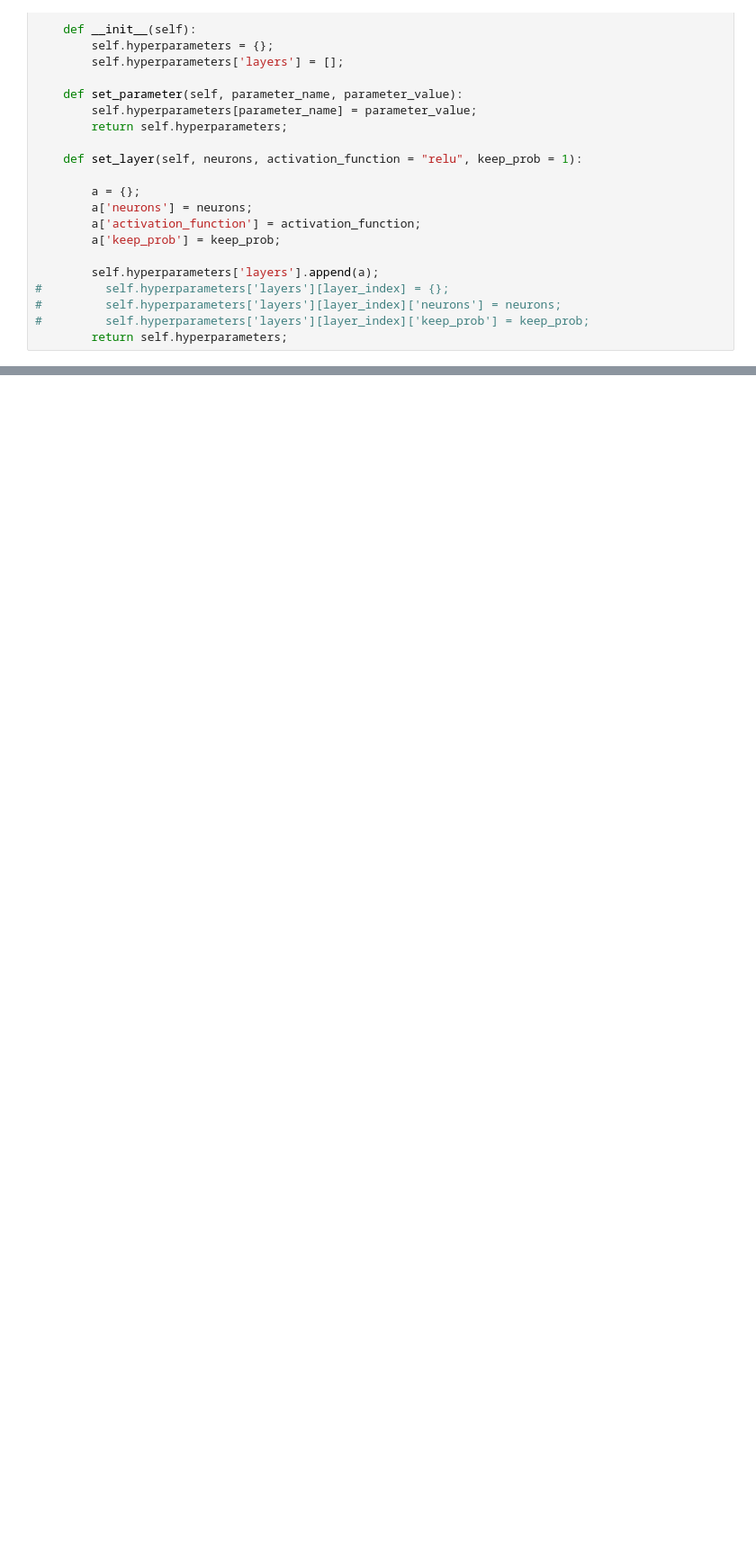
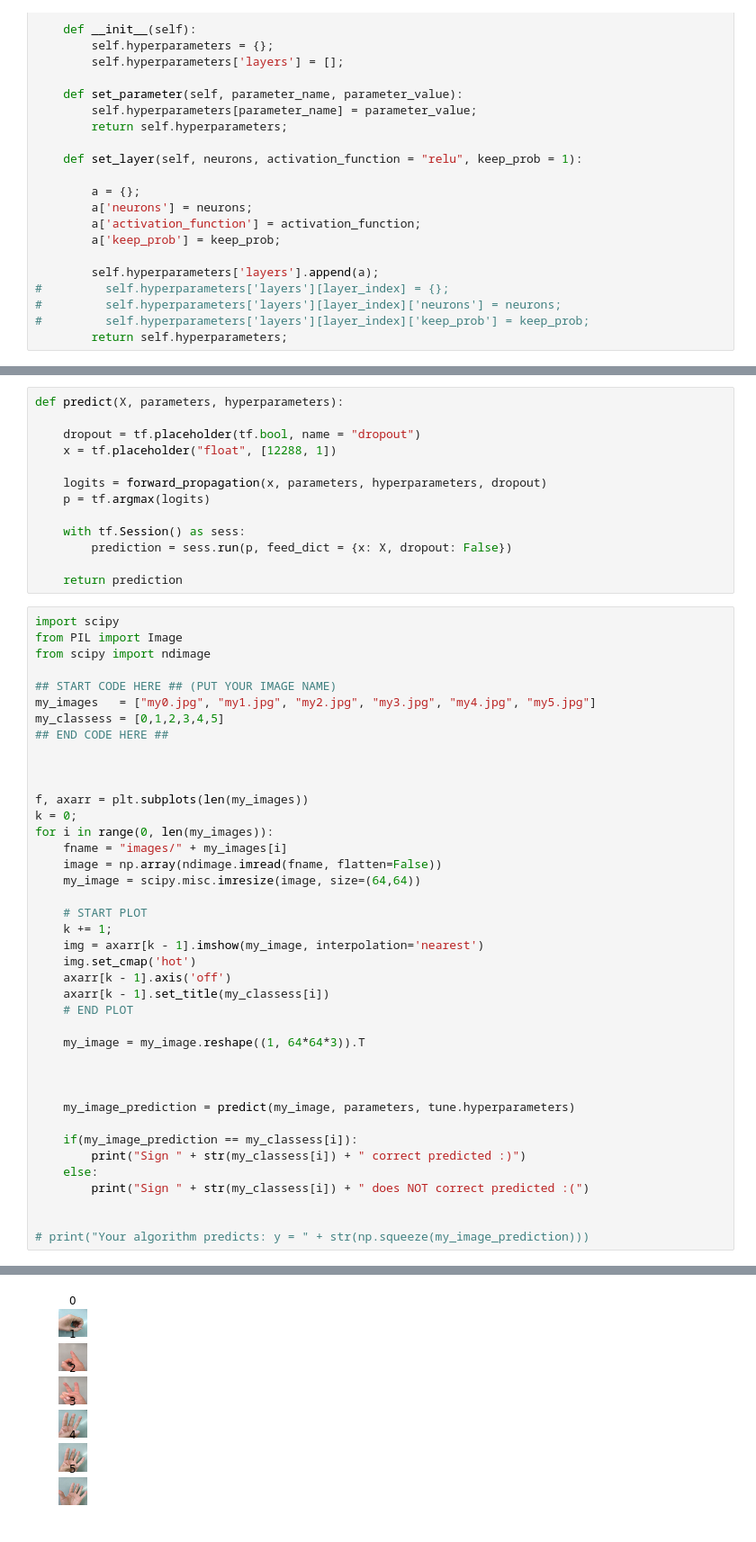
Before and after one commit to zhasulan/Deep-Learning-Assignments, a Jupyter notebook: 2 Improving Deep Neural Networks Hyperparameter tuning, Regularization and Optimization/Week 7/My Tensorflow.ipynb, the cells around one changed output, grey strips where cells are left out. Shown: that part at 90% size. Drawn from its saved outputs; the diff is of its cells as text; blank space fills up the shorter version.

```diff
--- a/2 Improving Deep Neural Networks Hyperparameter tuning, Regularization and Optimization/Week 7/My Tensorflow.ipynb
+++ b/2 Improving Deep Neural Networks Hyperparameter tuning, Regularization and Optimization/Week 7/My Tensorflow.ipynb
@@ -376,0 +265,54 @@ Test Accuracy: 0.483333
+# %%
+def predict(X, parameters, hyperparameters):
+
+    dropout = tf.placeholder(tf.bool, name = "dropout")
+    x = tf.placeholder("float", [12288, 1])
+
+    logits = forward_propagation(x, parameters, hyperparameters, dropout)
+    p = tf.argmax(logits)
+
+    with tf.Session() as sess:
+        prediction = sess.run(p, feed_dict = {x: X, dropout: False})
+
+    return prediction
+# %%
+import scipy
+from PIL import Image
+from scipy import ndimage
+
+## START CODE HERE ## (PUT YOUR IMAGE NAME)
+my_images   = ["my0.jpg", "my1.jpg", "my2.jpg", "my3.jpg", "my4.jpg", "my5.jpg"]
+my_classess = [0,1,2,3,4,5]
+## END CODE HERE ##
+
+
+
+f, axarr = plt.subplots(len(my_images))
+k = 0;
+for i in range(0, len(my_images)):
+    fname = "images/" + my_images[i]
+    image = np.array(ndimage.imread(fname, flatten=False))
+    my_image = scipy.misc.imresize(image, size=(64,64))
+
+    # START PLOT
+    k += 1;
+    img = axarr[k - 1].imshow(my_image, interpolation='nearest')
+    img.set_cmap('hot')
+    axarr[k - 1].axis('off')
+    axarr[k - 1].set_title(my_classess[i])
+    # END PLOT
+
+    my_image = my_image.reshape((1, 64*64*3)).T
+
+
+
+    my_image_prediction = predict(my_image, parameters, tune.hyperparameters)
+
+    if(my_image_prediction == my_classess[i]):
+        print("Sign " + str(my_classess[i]) + " correct predicted :)")
+    else:
+        print("Sign " + str(my_classess[i]) + " does NOT correct predicted :(")
+
+
+# print("Your algorithm predicts: y = " + str(np.squeeze(my_image_prediction)))
+# %% [output]
@@ -376,0 +330 @@ Test Accuracy: 0.483333
+[figure, added]
```
Also changed, not shown: parts of 12 cells of this notebook, 8 other files.
